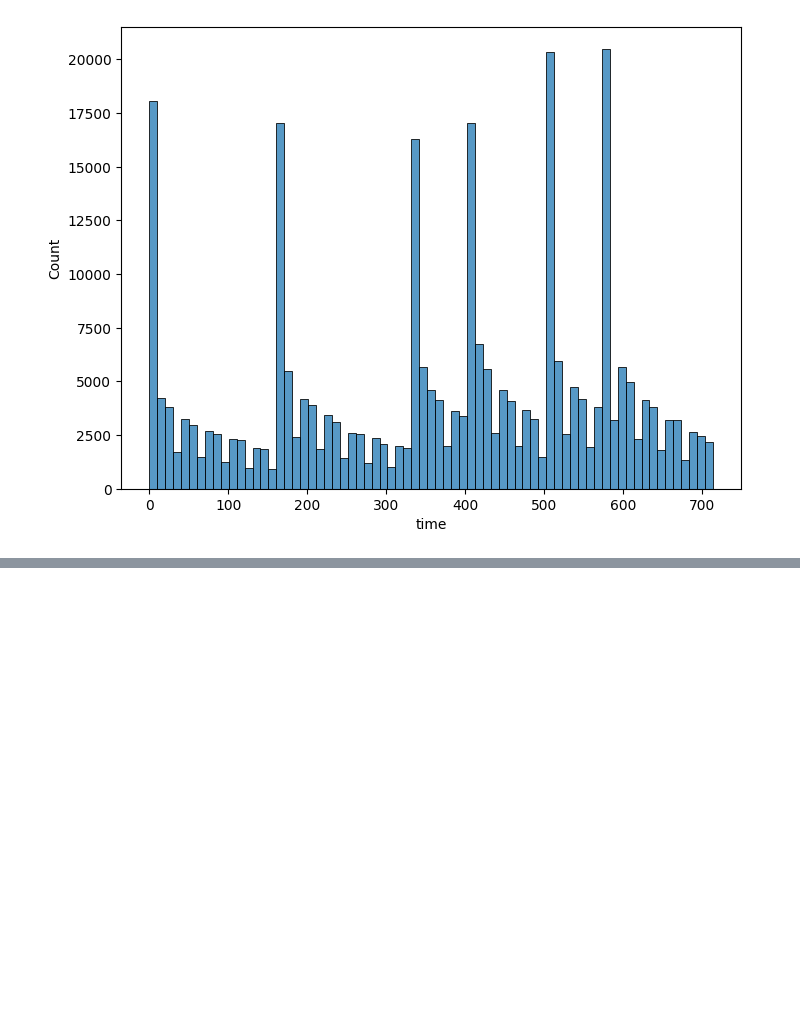
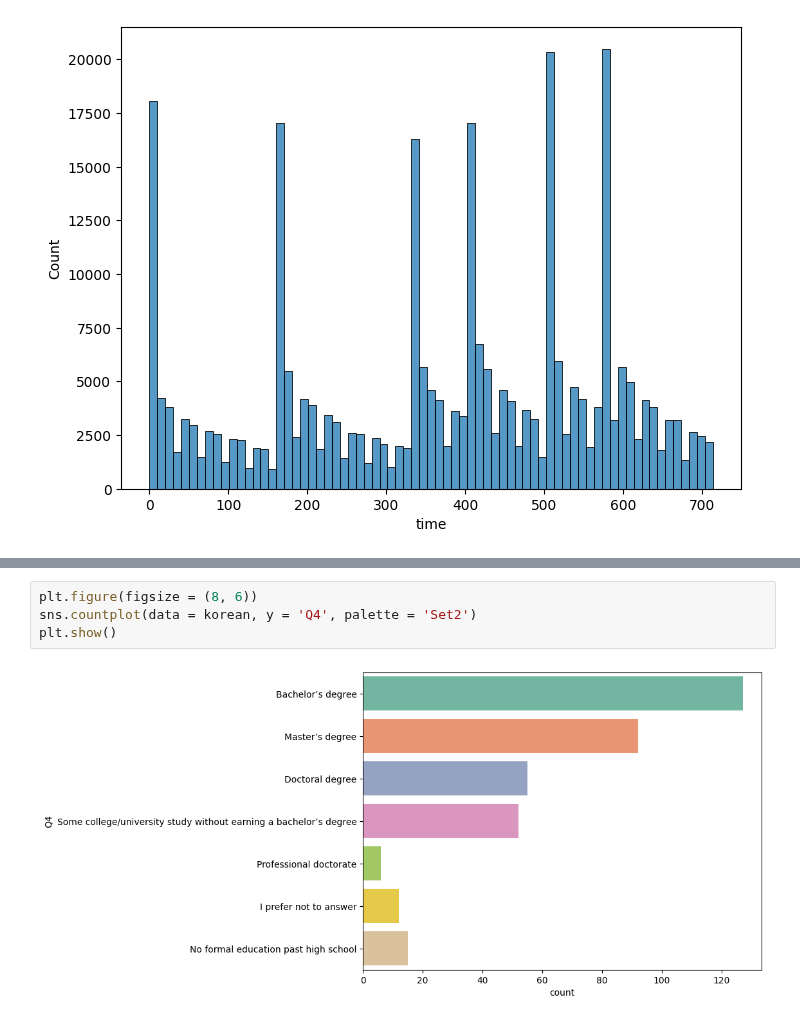
Before and after one commit to WooHyun94/TIL, a Jupyter notebook: Python/220930.ipynb, the cells around one changed output, grey strips where cells are left out. Saved outputs shown, nothing was run; the diff lists cells and outputs as text; blank space fills up the shorter version.

```diff
--- a/Python/220930.ipynb
+++ b/Python/220930.ipynb
@@ -294,0 +442,6 @@ plt.show()
+# %%
+plt.figure(figsize = (8, 6))
+sns.countplot(data = korean, y = 'Q4', palette = 'Set2')
+plt.show()
+# %% [output]
+[figure, added]
```
Also changed, not shown: parts of 26 cells of this notebook, 1 other file.
